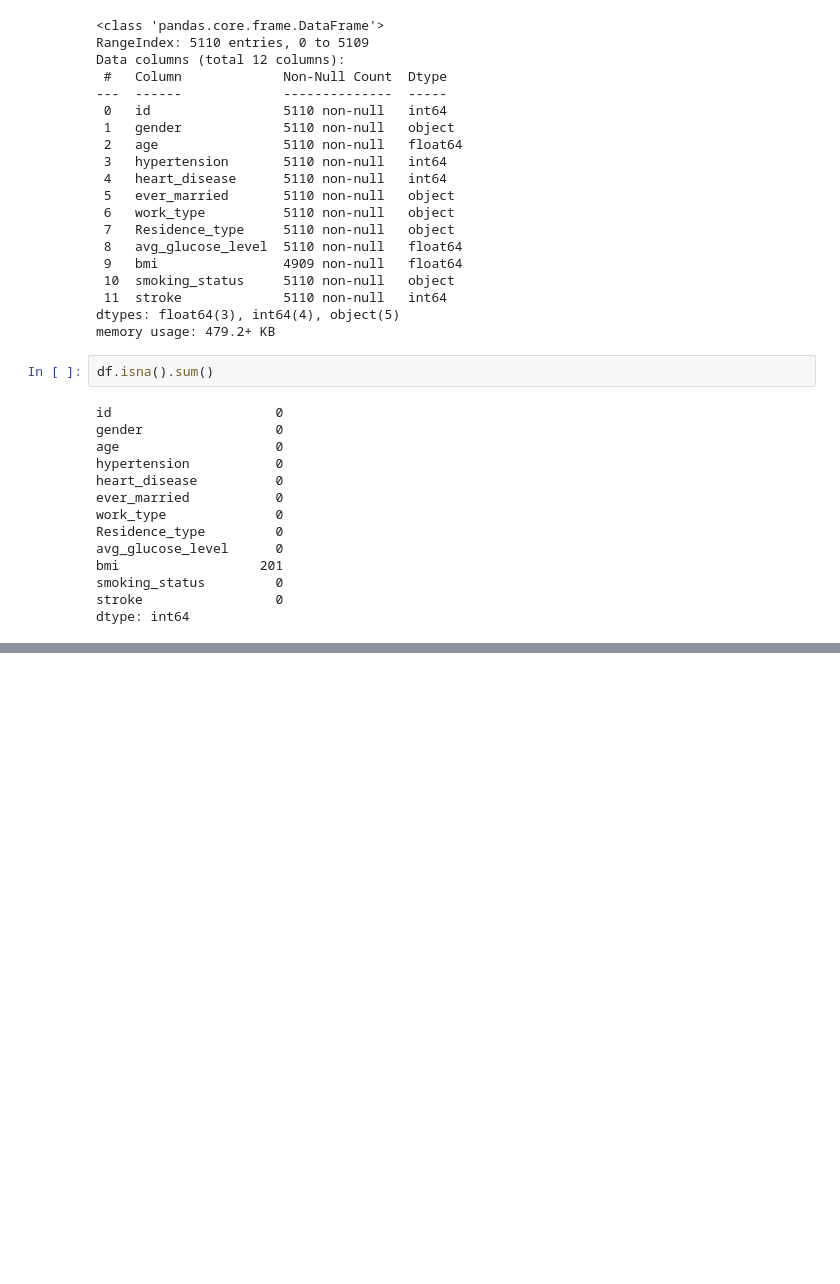
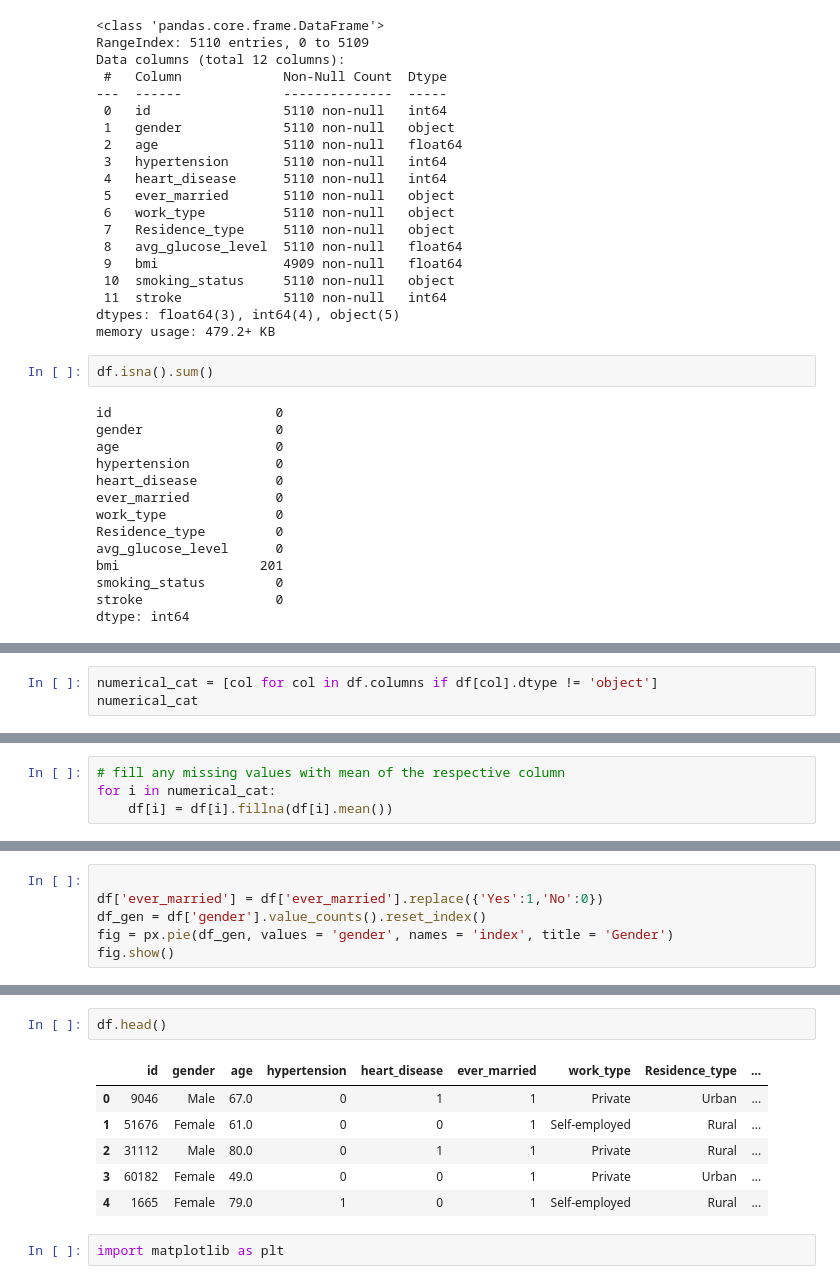
Before and after one commit to PushkinSharma/stroke_prediction, a Jupyter notebook: Stroke Prediction.ipynb, the cells around one changed output, grey strips where cells are left out. Drawn from its saved outputs; the diff is of its cells as text; blank space fills up the shorter version.

Commit message:
Imported all libs, basic formatting

```diff
--- a/Stroke Prediction.ipynb
+++ b/Stroke Prediction.ipynb
@@ -55,0 +77,3 @@ dtype: int64
+# %%
+numerical_cat = [col for col in df.columns if df[col].dtype != 'object']
+numerical_cat
@@ -55,0 +93,4 @@ dtype: int64
+# %%
+# fill any missing values with mean of the respective column
+for i in numerical_cat:
+    df[i] = df[i].fillna(df[i].mean())
@@ -55,0 +122,6 @@ dtype: int64
+# %%
+
+df['ever_married'] = df['ever_married'].replace({'Yes':1,'No':0})
+df_gen = df['gender'].value_counts().reset_index()
+fig = px.pie(df_gen, values = 'gender', names = 'index', title = 'Gender')
+fig.show()
@@ -55,0 +130,11 @@ dtype: int64
+# %%
+df.head()
+# %% [output]
+|  | id | gender | age | hypertension | heart_disease | ever_married | work_type | Residence_type | ... |
+| 0 | 9046 | Male | 67.0 | 0 | 1 | 1 | Private | Urban | ... |
+| 1 | 51676 | Female | 61.0 | 0 | 0 | 1 | Self-employed | Rural | ... |
+| 2 | 31112 | Male | 80.0 | 0 | 1 | 1 | Private | Rural | ... |
+| 3 | 60182 | Female | 49.0 | 0 | 0 | 1 | Private | Urban | ... |
+| 4 | 1665 | Female | 79.0 | 1 | 0 | 1 | Self-employed | Rural | ... |
+# %%
+import matplotlib as plt
```
Also changed, not shown: parts of 8 cells of this notebook.
